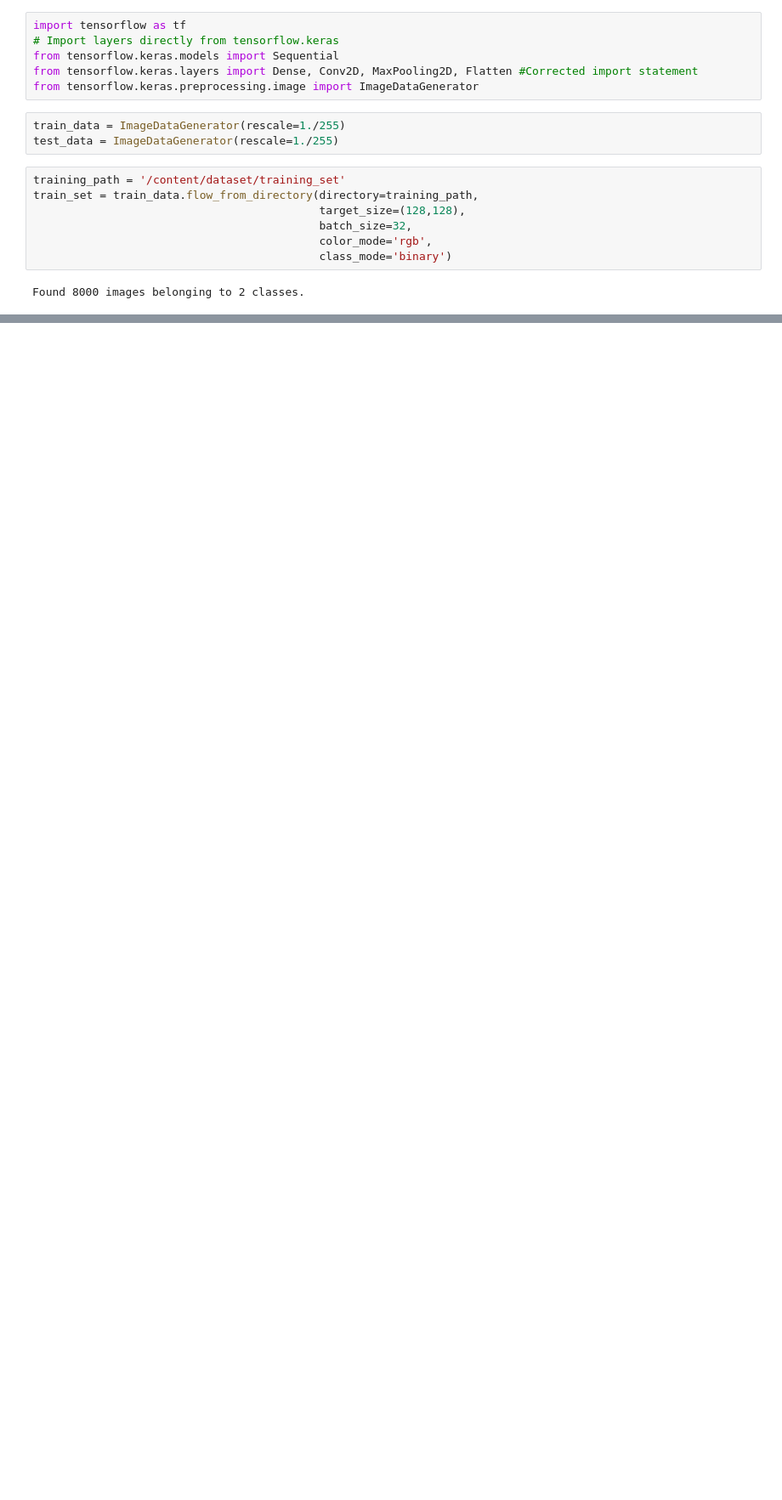
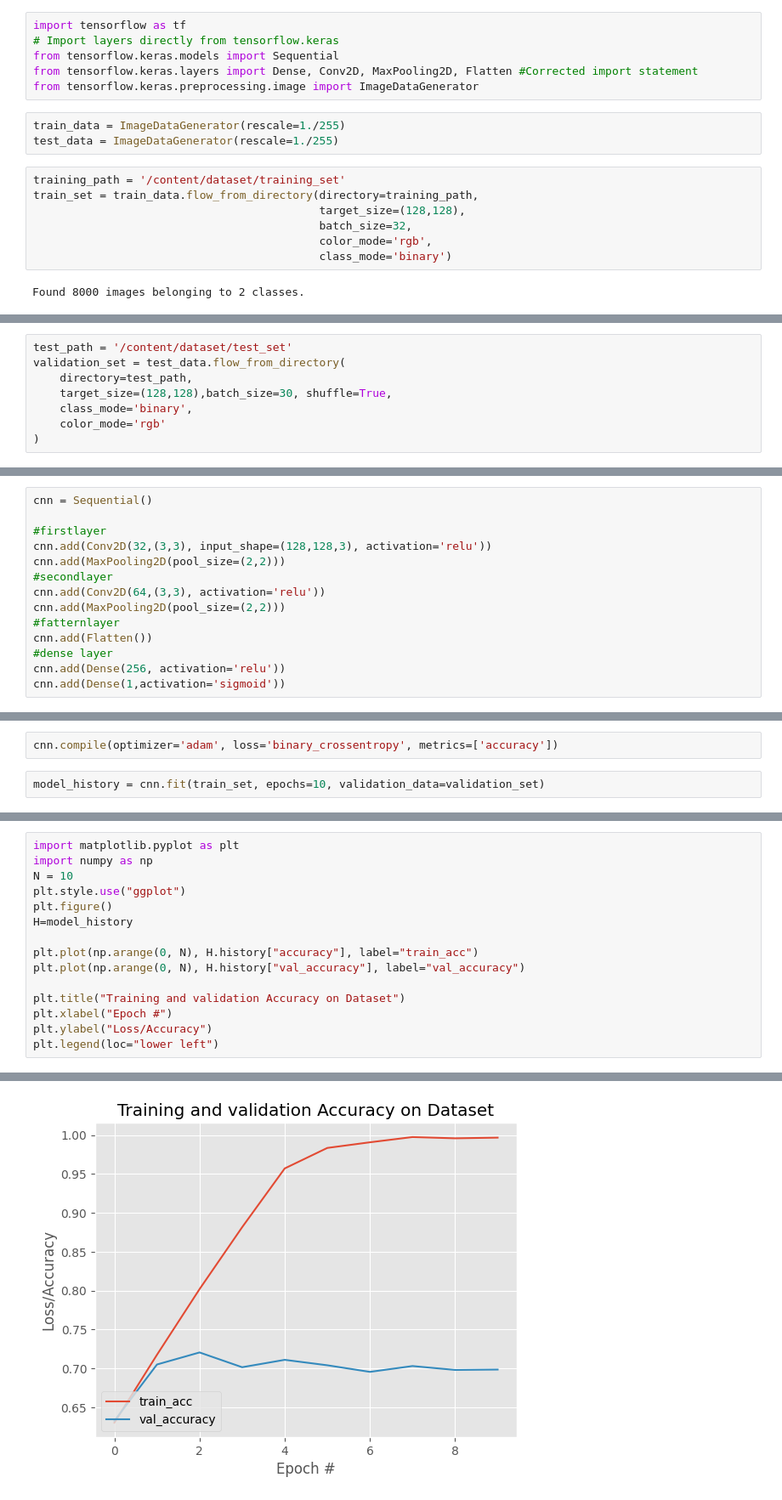
Before and after one commit to Evans-tats/machine-learning, a Jupyter notebook: Convolution_Neural_Network.ipynb, the cells around one changed output, grey strips where cells are left out. Shown at 85% size. Saved outputs shown, nothing was run; the diff lists cells and outputs as text; blank space fills up the shorter version.

```diff
--- a/Convolution_Neural_Network.ipynb
+++ b/Convolution_Neural_Network.ipynb
@@ -78,0 +58,8 @@ bddddddddddddddddddddddddddddddddddddddddddddddd
+# %%
+test_path = '/content/dataset/test_set'
+validation_set = test_data.flow_from_directory(
+    directory=test_path,
+    target_size=(128,128),batch_size=30, shuffle=True,
+    class_mode='binary',
+    color_mode='rgb'
+)
@@ -78,0 +68,14 @@ bddddddddddddddddddddddddddddddddddddddddddddddd
+# %%
+cnn = Sequential()
+
+#firstlayer
+cnn.add(Conv2D(32,(3,3), input_shape=(128,128,3), activation='relu'))
+cnn.add(MaxPooling2D(pool_size=(2,2)))
+#secondlayer
+cnn.add(Conv2D(64,(3,3), activation='relu'))
+cnn.add(MaxPooling2D(pool_size=(2,2)))
+#fatternlayer
+cnn.add(Flatten())
+#dense layer
+cnn.add(Dense(256, activation='relu'))
+cnn.add(Dense(1,activation='sigmoid'))
@@ -78,0 +106,4 @@ bddddddddddddddddddddddddddddddddddddddddddddddd
+# %%
+cnn.compile(optimizer='adam', loss='binary_crossentropy', metrics=['accuracy'])
+# %%
+model_history = cnn.fit(train_set, epochs=10, validation_data=validation_set)
@@ -78,0 +131,16 @@ bddddddddddddddddddddddddddddddddddddddddddddddd
+# %%
+import matplotlib.pyplot as plt
+import numpy as np
+N = 10
+plt.style.use("ggplot")
+plt.figure()
+H=model_history
+
+plt.plot(np.arange(0, N), H.history["accuracy"], label="train_acc")
+plt.plot(np.arange(0, N), H.history["val_accuracy"], label="val_accuracy")
+
+plt.title("Training and validation Accuracy on Dataset")
+plt.xlabel("Epoch #")
+plt.ylabel("Loss/Accuracy")
+plt.legend(loc="lower left")
+# %% [output]
@@ -78,0 +148 @@ bddddddddddddddddddddddddddddddddddddddddddddddd
+[figure, added]
```
Also changed, not shown: parts of 20 cells of this notebook.
